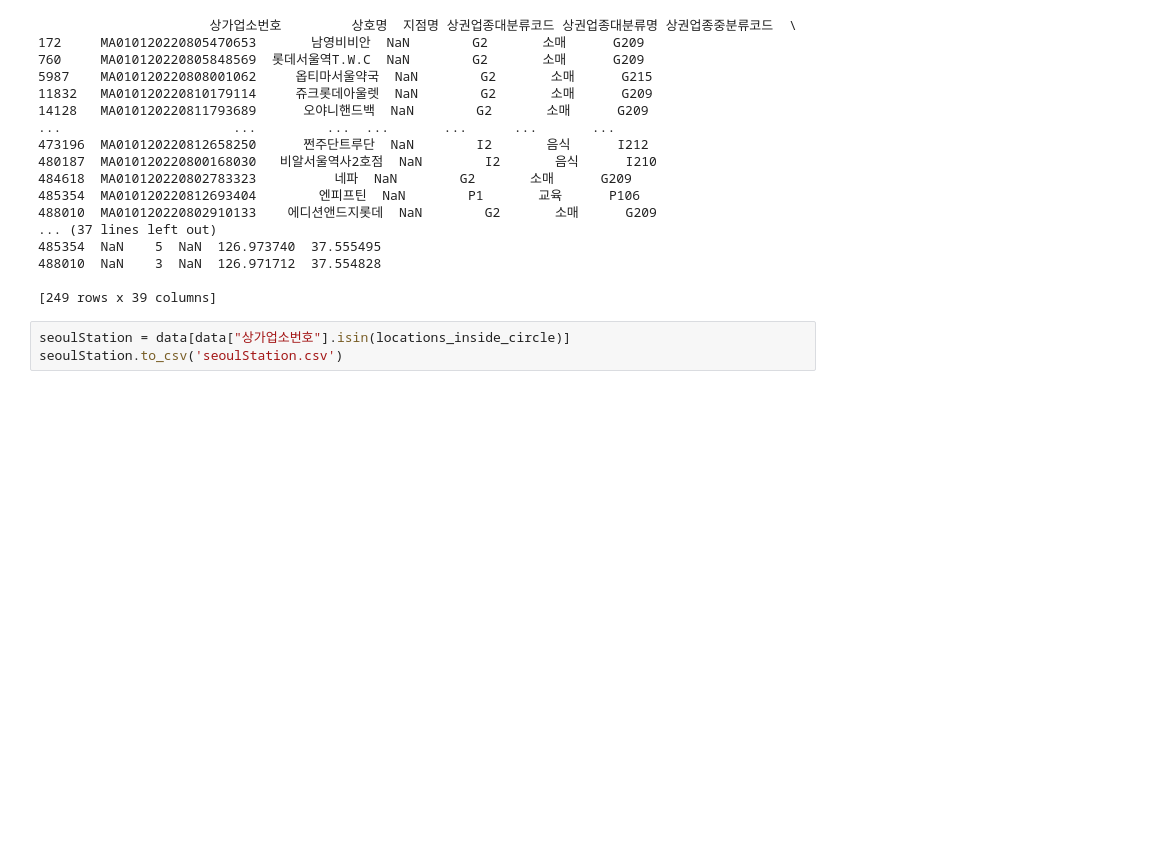
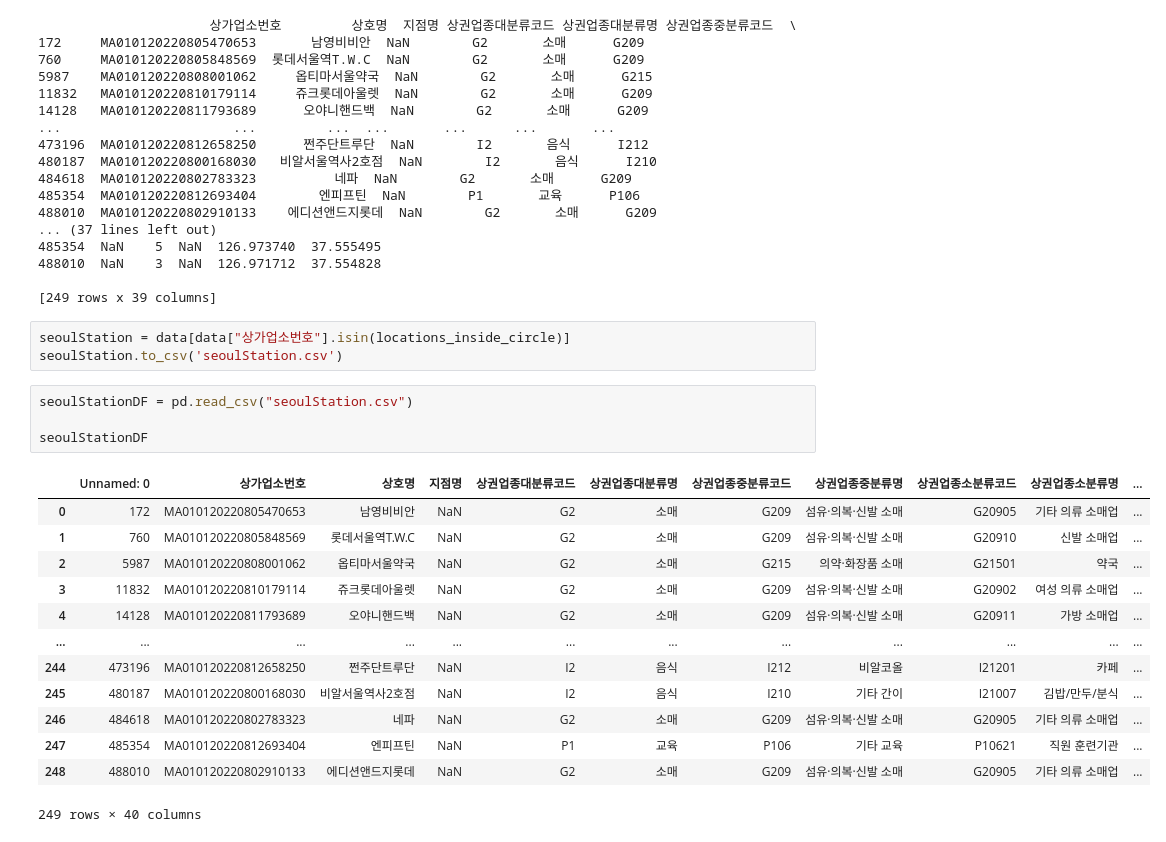
Before and after one commit to nickMingi/SeoulCafeLocationTop5, a Jupyter notebook: seoulStationCafe.ipynb, the cells around one changed output. Cells and saved outputs as stored; diff of their text form; blank space fills up the shorter version.

```diff
--- a/seoulStationCafe.ipynb
+++ b/seoulStationCafe.ipynb
@@ -159,3 +164,21 @@ print(data[data["상가업소번호"].isin(locations_inside_circle)])
 # %%
 seoulStation = data[data["상가업소번호"].isin(locations_inside_circle)]
 seoulStation.to_csv('seoulStation.csv')
+# %%
+seoulStationDF = pd.read_csv("seoulStation.csv")
+
+seoulStationDF
+# %% [output]
+|  | Unnamed: 0 | 상가업소번호 | 상호명 | 지점명 | 상권업종대분류코드 | 상권업종대분류명 | 상권업종중분류코드 | 상권업종중분류명 | 상권업종소분류코드 | 상권업종소분류명 | ... |
+| 0 | 172 | MA010120220805470653 | 남영비비안 | NaN | G2 | 소매 | G209 | 섬유·의복·신발 소매 | G20905 | 기타 의류 소매업 | ... |
+| 1 | 760 | MA010120220805848569 | 롯데서울역T.W.C | NaN | G2 | 소매 | G209 | 섬유·의복·신발 소매 | G20910 | 신발 소매업 | ... |
+| 2 | 5987 | MA010120220808001062 | 옵티마서울약국 | NaN | G2 | 소매 | G215 | 의약·화장품 소매 | G21501 | 약국 | ... |
+| 3 | 11832 | MA010120220810179114 | 쥬크롯데아울렛 | NaN | G2 | 소매 | G209 | 섬유·의복·신발 소매 | G20902 | 여성 의류 소매업 | ... |
+| 4 | 14128 | MA010120220811793689 | 오야니핸드백 | NaN | G2 | 소매 | G209 | 섬유·의복·신발 소매 | G20911 | 가방 소매업 | ... |
+| ... | ... | ... | ... | ... | ... | ... | ... | ... | ... | ... | ... |
+| 244 | 473196 | MA010120220812658250 | 쩐주단트루단 | NaN | I2 | 음식 | I212 | 비알코올 | I21201 | 카페 | ... |
+| 245 | 480187 | MA010120220800168030 | 비알서울역사2호점 | NaN | I2 | 음식 | I210 | 기타 간이 | I21007 | 김밥/만두/분식 | ... |
+| 246 | 484618 | MA010120220802783323 | 네파 | NaN | G2 | 소매 | G209 | 섬유·의복·신발 소매 | G20905 | 기타 의류 소매업 | ... |
+| 247 | 485354 | MA010120220812693404 | 엔피프틴 | NaN | P1 | 교육 | P106 | 기타 교육 | P10621 | 직원 훈련기관 | ... |
+| 248 | 488010 | MA010120220802910133 | 에디션앤드지롯데 | NaN | G2 | 소매 | G209 | 섬유·의복·신발 소매 | G20905 | 기타 의류 소매업 | ... |
+249 rows × 40 columns
```
Also changed, not shown: parts of 7 cells of this notebook.
